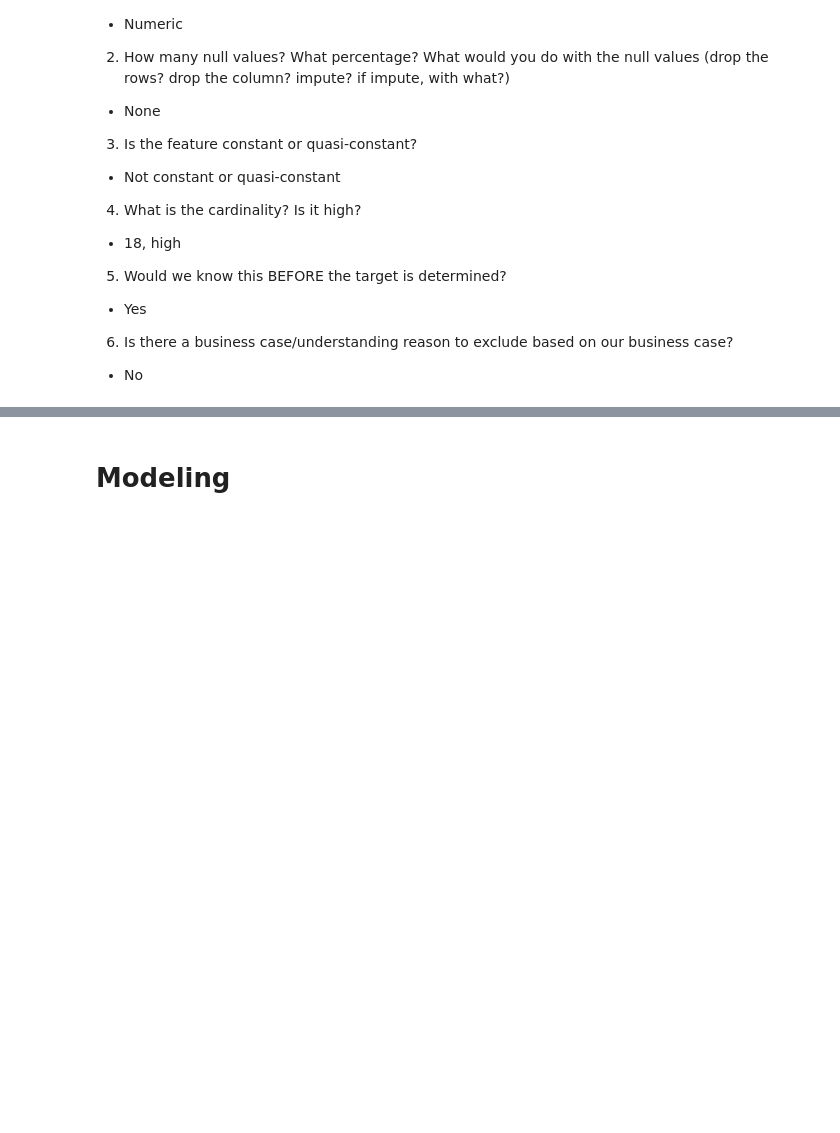
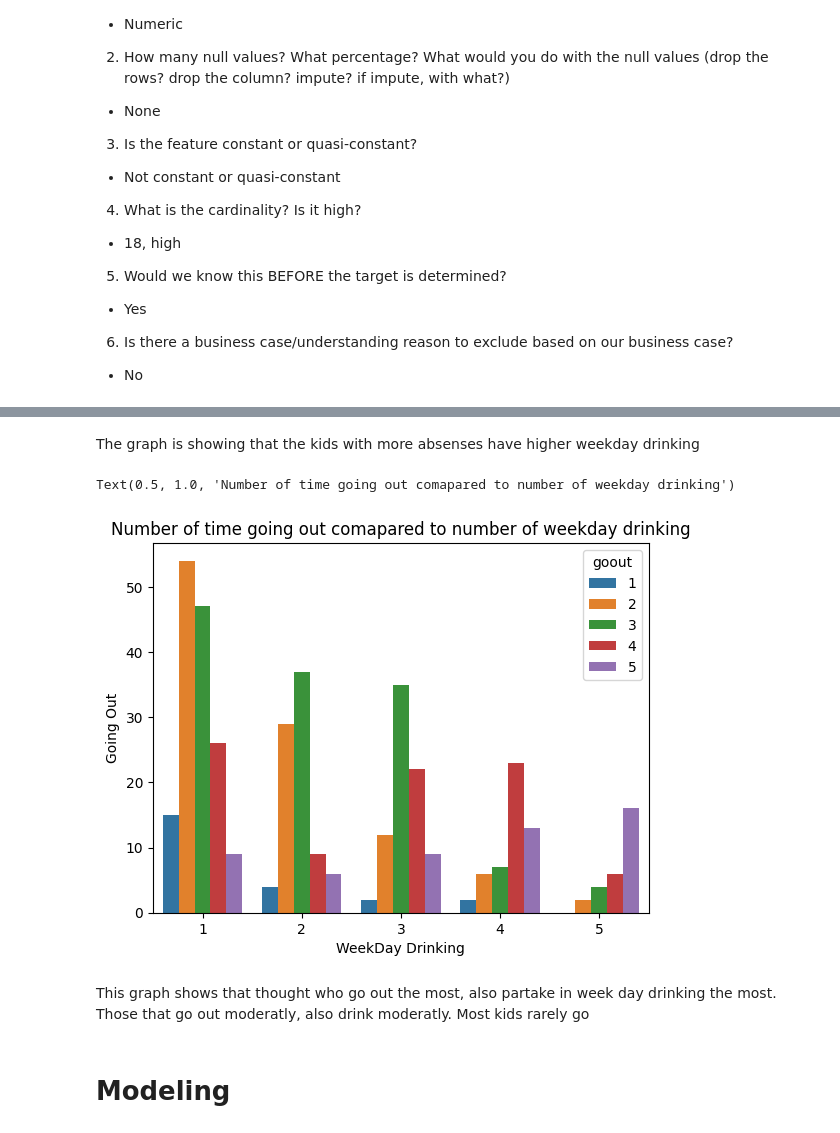
Before and after one commit to kassiedancer92/Machine_Learning, a Jupyter notebook: project_2.ipynb, the cells around one changed output, grey strips where cells are left out. Saved outputs shown, nothing was run; the diff lists cells and outputs as text; code cells hidden in the pictures; blank space fills up the shorter version.

```diff
--- a/project_2.ipynb
+++ b/project_2.ipynb
@@ -1537,3 +1557,15 @@ explore_numeric(df,feature);
+# %% [markdown]
+The graph is showing that the kids with more absenses have higher weekday drinking
+# %%
+ax2 = sns.countplot(data=df, x='Walc', hue='goout')
+ax2.set_ylabel("Going Out");
+ax2.set_xlabel("WeekDay Drinking");
+ax2.set_title("Number of time going out comapared to number of weekday drinking")
+# %% [output]
+Text(0.5, 1.0, 'Number of time going out comapared to number of weekday drinking')
+[figure, added]
+# %% [markdown]
+This graph shows that thought who go out the most, also partake in week day drinking the most. Those that go out moderatly, also drink moderatly. Most kids rarely go
 # %% [markdown]
 # Modeling
 # %%
```
Also changed, not shown: parts of 4 cells of this notebook.
